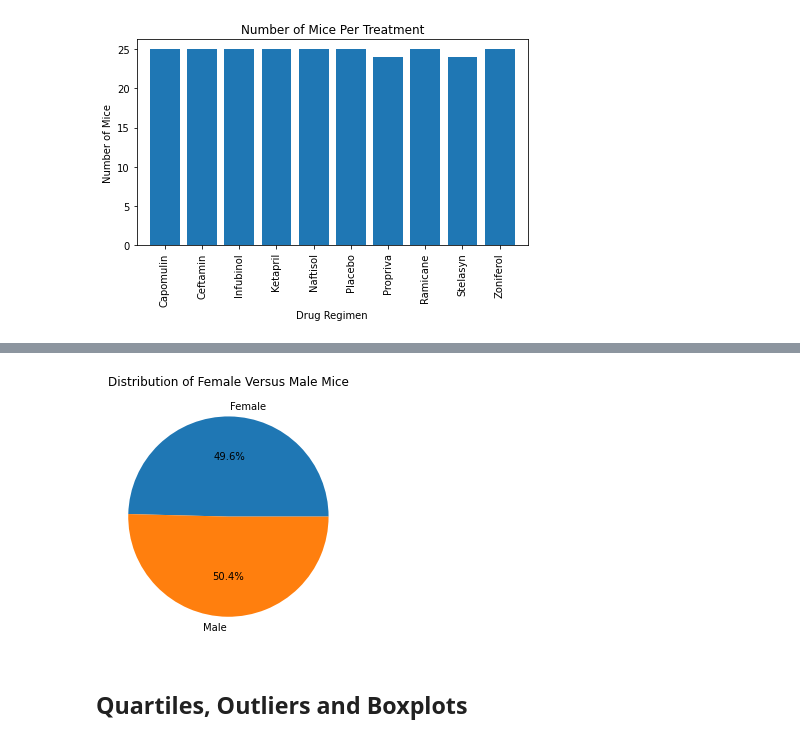
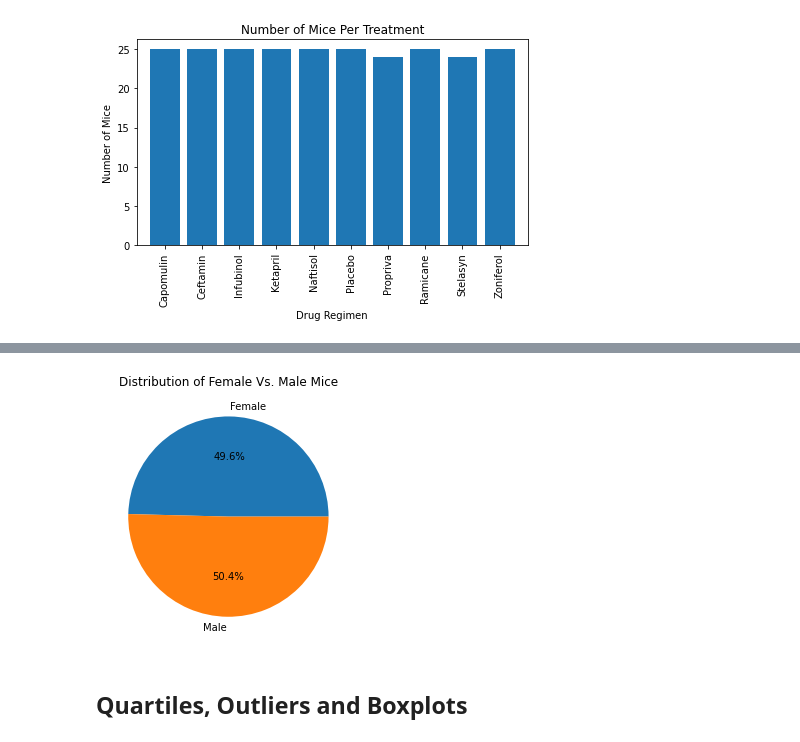
Before and after one commit to dan1ellec/matplotlib-challenge, a Jupyter notebook: Matplotlib Homework - The Power of Plots.ipynb, the cells around one changed output, grey strips where cells are left out. Drawn from its saved outputs; the diff is of its cells as text; code cells hidden in the pictures.

```diff
--- a/Matplotlib Homework - The Power of Plots.ipynb
+++ b/Matplotlib Homework - The Power of Plots.ipynb
@@ -196,15 +202,15 @@ plt.tight_layout()
 # %%
 # Generating a pie plot showing the distribution of female versus male mice using pyplot
 # referencing the grouped dataframe created above
 values = grouped_by_sex_df["Mouse ID"]
 labels = grouped_by_sex_df.index
 
 distribution_of_sex_chart = plt.pie(values, labels = labels, autopct="%1.1f%%")
-plt.title("Distribution of Female Versus Male Mice")
+plt.title("Distribution of Female Vs. Male Mice")
 plt.tight_layout()
 plt.show()
 # %% [output]
-[figure, old version]
+[figure, new version]
 # %% [markdown]
 ## Quartiles, Outliers and Boxplots
 # %%
```
Also changed, not shown: parts of 6 cells of this notebook.
